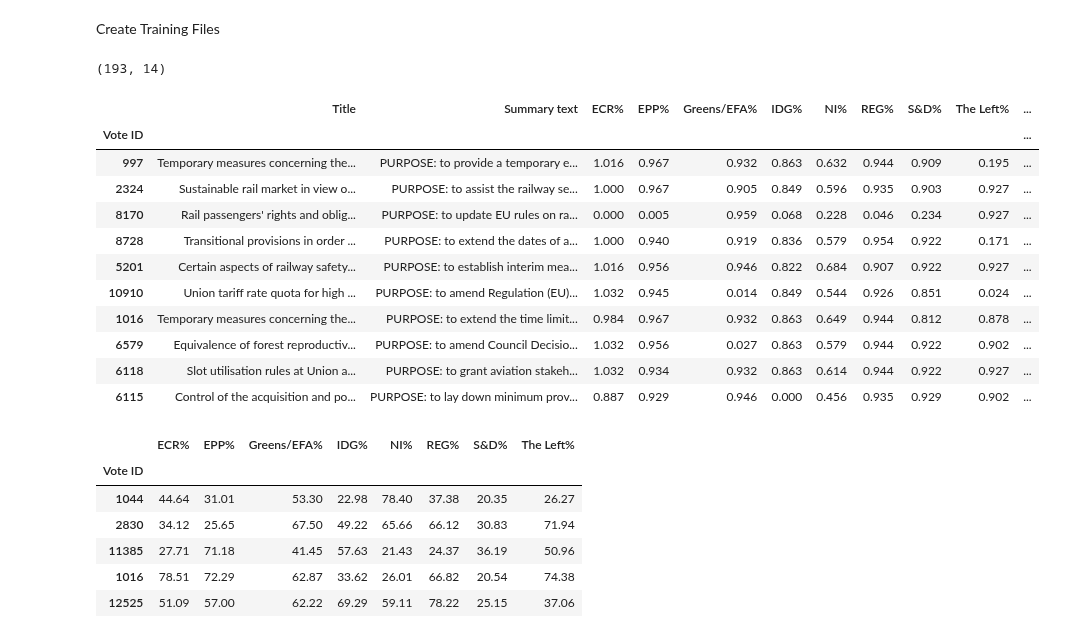
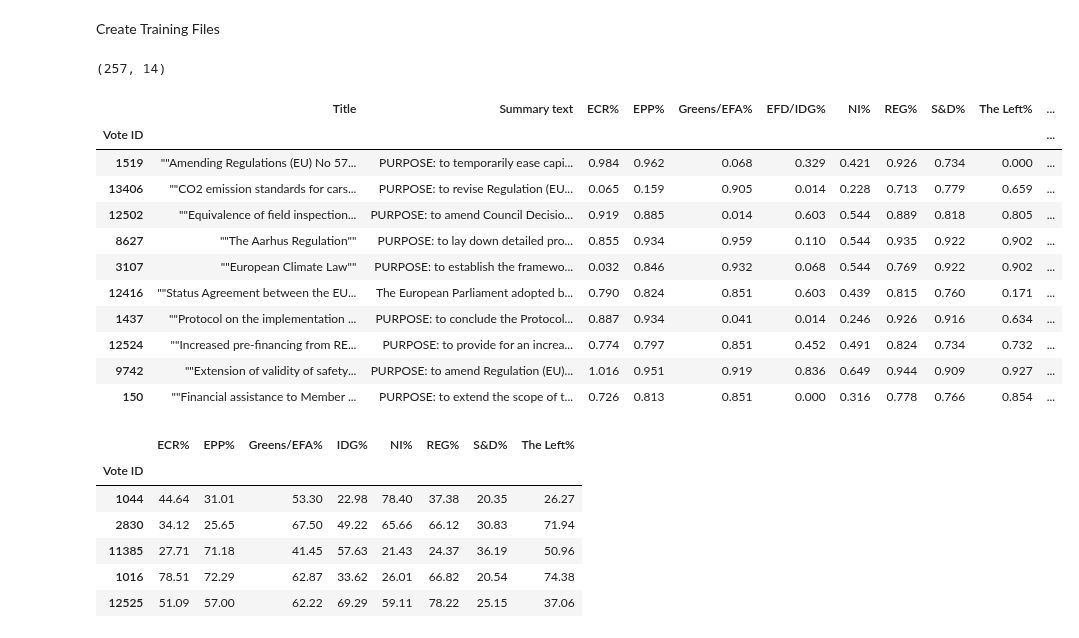
Before and after one commit to izu457/Thesis_Finetuning_GPT3.5_Political_Stance, a Jupyter notebook: Fine-Tuned Classifier.ipynb, the cells around one changed output. Saved outputs shown, nothing was run; the diff lists cells and outputs as text; code cells hidden in the pictures.

```diff
--- a/Fine-Tuned Classifier.ipynb
+++ b/Fine-Tuned Classifier.ipynb
@@ -7,8 +7,9 @@ import numpy as np
 import matplotlib.pyplot as plt
 import random
 # %%
-voted_docs_final = pd.read_csv('data/voted_docs_final_193.csv')
+voted_docs_final_EP9 = pd.read_csv('data/voted_laws_final_EP9.csv')
 
-display(voted_docs_final.head())
+display(voted_docs_final_EP9.head())
+voted_docs_final_EP9.columns
 # %% [output]
 |  | Unnamed: 0 | Vote ID | File | Order of vote | Date | Title | Procedure | Leg/Non-Leg/Bud | ... |
@@ -123,47 +127,47 @@ Mean accuracy of random guesses: 0.0932
 Create Training Files
 # %%
 # create a copy of voted_docs_final
-training = voted_docs_final.copy()
+training = voted_docs_final_EP9.copy()
 
 # only keep columns and Vote ID
-training = training[["Title", 'Summary text',  "ECR%", "EPP%",
-                     "Greens/EFA%","IDG%","NI%","REG%","S&D%",
+training = training[["Title",  "ECR%", "EPP%",
+                     "Greens/EFA%","EFD/IDG%","NI%","REG%","S&D%",
                      "The Left%", "General Majority", "Left Majority",
                      "Right Majority", "Consensus"
                      ]]
 print(training.shape)
 
 # drop rows with NA in Summary text
 training = training.dropna(subset=['Summary text'])
 
 # set seed
 np.random.seed(1)
 
 # sample 10 rows
 training_sample10 = training.sample(10)
 display(training_sample10)
 
 # save training to csv
 training_sample10.to_csv('data/training10.csv')
 
 # sample 50 rows
 training_sample50 = training.sample(50)
 #print(training_sample50.head())
 
 # save training to csv
 training_sample50.to_csv('data/training50.csv')
 # %% [output]
-(193, 14)
+(257, 14)
-|  | Title | Summary text | ECR% | EPP% | Greens/EFA% | IDG% | NI% | REG% | S&D% | The Left% | ... |
+|  | Title | Summary text | ECR% | EPP% | Greens/EFA% | EFD/IDG% | NI% | REG% | S&D% | The Left% | ... |
 | Vote ID |  |  |  |  |  |  |  |  |  |  | ... |
-| 997 | Temporary measures concerning the... | PURPOSE: to provide a temporary e... | 1.016 | 0.967 | 0.932 | 0.863 | 0.632 | 0.944 | 0.909 | 0.195 | ... |
-| 2324 | Sustainable rail market in view o... | PURPOSE: to assist the railway se... | 1.000 | 0.967 | 0.905 | 0.849 | 0.596 | 0.935 | 0.903 | 0.927 | ... |
-| 8170 | Rail passengers' rights and oblig... | PURPOSE: to update EU rules on ra... | 0.000 | 0.005 | 0.959 | 0.068 | 0.228 | 0.046 | 0.234 | 0.927 | ... |
-| 8728 | Transitional provisions in order ... | PURPOSE: to extend the dates of a... | 1.000 | 0.940 | 0.919 | 0.836 | 0.579 | 0.954 | 0.922 | 0.171 | ... |
-| 5201 | Certain aspects of railway safety... | PURPOSE: to establish interim mea... | 1.016 | 0.956 | 0.946 | 0.822 | 0.684 | 0.907 | 0.922 | 0.927 | ... |
-| 10910 | Union tariff rate quota for high ... | PURPOSE: to amend Regulation (EU)... | 1.032 | 0.945 | 0.014 | 0.849 | 0.544 | 0.926 | 0.851 | 0.024 | ... |
-| 1016 | Temporary measures concerning the... | PURPOSE: to extend the time limit... | 0.984 | 0.967 | 0.932 | 0.863 | 0.649 | 0.944 | 0.812 | 0.878 | ... |
-| 6579 | Equivalence of forest reproductiv... | PURPOSE: to amend Council Decisio... | 1.032 | 0.956 | 0.027 | 0.863 | 0.579 | 0.944 | 0.922 | 0.902 | ... |
-| 6118 | Slot utilisation rules at Union a... | PURPOSE: to grant aviation stakeh... | 1.032 | 0.934 | 0.932 | 0.863 | 0.614 | 0.944 | 0.922 | 0.927 | ... |
-| 6115 | Control of the acquisition and po... | PURPOSE: to lay down minimum prov... | 0.887 | 0.929 | 0.946 | 0.000 | 0.456 | 0.935 | 0.929 | 0.902 | ... |
+| 1519 | ""Amending Regulations (EU) No 57... | PURPOSE: to temporarily ease capi... | 0.984 | 0.962 | 0.068 | 0.329 | 0.421 | 0.926 | 0.734 | 0.000 | ... |
+| 13406 | ""CO2 emission standards for cars... | PURPOSE: to revise Regulation (EU... | 0.065 | 0.159 | 0.905 | 0.014 | 0.228 | 0.713 | 0.779 | 0.659 | ... |
+| 12502 | ""Equivalence of field inspection... | PURPOSE: to amend Council Decisio... | 0.919 | 0.885 | 0.014 | 0.603 | 0.544 | 0.889 | 0.818 | 0.805 | ... |
+| 8627 | ""The Aarhus Regulation"" | PURPOSE: to lay down detailed pro... | 0.855 | 0.934 | 0.959 | 0.110 | 0.544 | 0.935 | 0.922 | 0.902 | ... |
+| 3107 | ""European Climate Law"" | PURPOSE: to establish the framewo... | 0.032 | 0.846 | 0.932 | 0.068 | 0.544 | 0.769 | 0.922 | 0.902 | ... |
+| 12416 | ""Status Agreement between the EU... | The European Parliament adopted b... | 0.790 | 0.824 | 0.851 | 0.603 | 0.439 | 0.815 | 0.760 | 0.171 | ... |
+| 1437 | ""Protocol on the implementation ... | PURPOSE: to conclude the Protocol... | 0.887 | 0.934 | 0.041 | 0.014 | 0.246 | 0.926 | 0.916 | 0.634 | ... |
+| 12524 | ""Increased pre-financing from RE... | PURPOSE: to provide for an increa... | 0.774 | 0.797 | 0.851 | 0.452 | 0.491 | 0.824 | 0.734 | 0.732 | ... |
+| 9742 | ""Extension of validity of safety... | PURPOSE: to amend Regulation (EU)... | 1.016 | 0.951 | 0.919 | 0.836 | 0.649 | 0.944 | 0.909 | 0.927 | ... |
+| 150 | ""Financial assistance to Member ... | PURPOSE: to extend the scope of t... | 0.726 | 0.813 | 0.851 | 0.000 | 0.316 | 0.778 | 0.766 | 0.854 | ... |
 # %%
```
Also changed, not shown: parts of 8 cells of this notebook, 3 other files.
